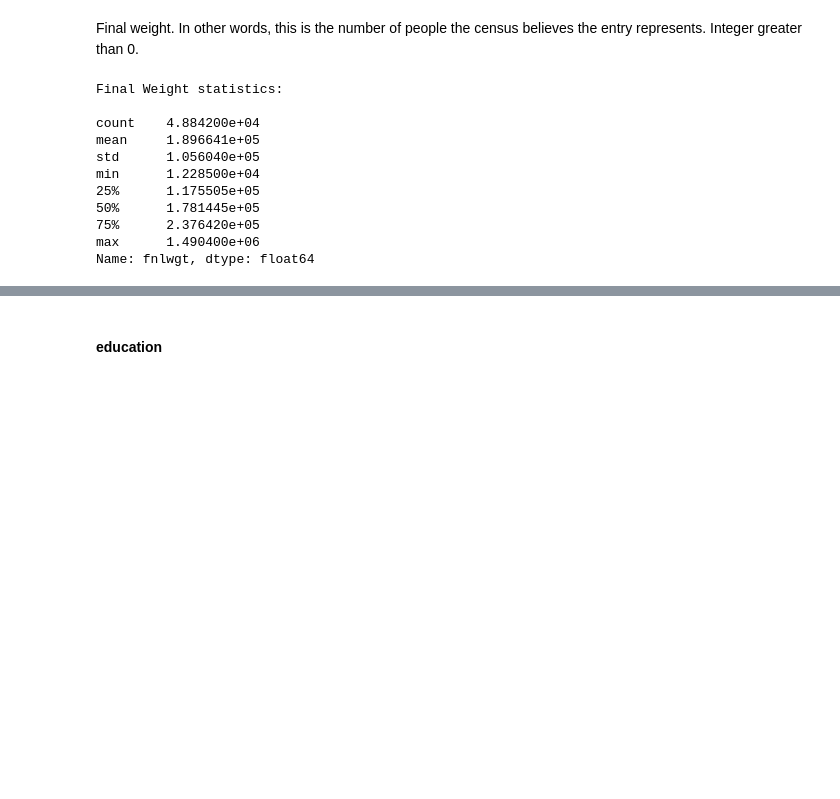
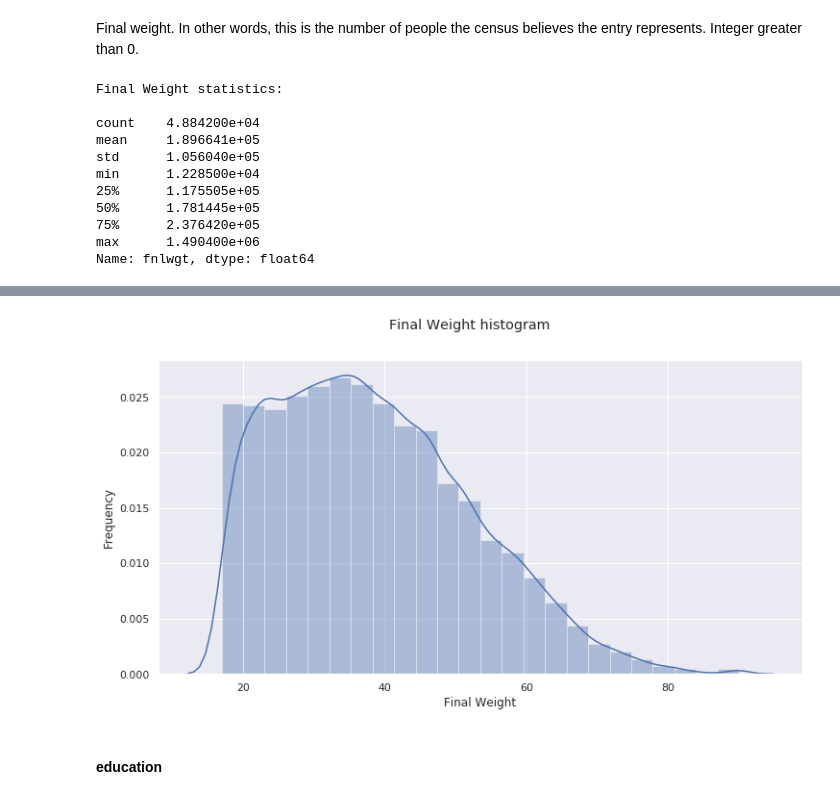
Before and after one commit to stkrizh/otus, a Jupyter notebook: open_data_analysis/notebook.ipynb, the cells around one changed output, grey strips where cells are left out. Cells and saved outputs as stored; diff of their text form; code cells hidden in the pictures; blank space fills up the shorter version.

```diff
--- a/open_data_analysis/notebook.ipynb
+++ b/open_data_analysis/notebook.ipynb
@@ -132,9 +127,9 @@ fnlwgt = dataframe["fnlwgt"]
 
 print("\nFinal Weight statistics:\n\n", fnlwgt.describe(), "\n", sep="")
 
-hist, edges = np.histogram(fnlwgt, bins=100)
-plot = make_histogram("Final Weight histogram", hist, edges, "fnlwgt")
-show(plot)
+plt.suptitle("Final Weight histogram")
+ax = sns.distplot(age, bins=24)
+_ = ax.set(xlabel="Final Weight", ylabel="Frequency")
 # %% [output]
 Final Weight statistics:
 
@@ -152,3 +145,4 @@ Name: fnlwgt, dtype: float64
+[figure, added]
 # %% [markdown]
 #### education
 # %% [markdown]
```
Also changed, not shown: parts of 33 cells of this notebook, 2 other files.
